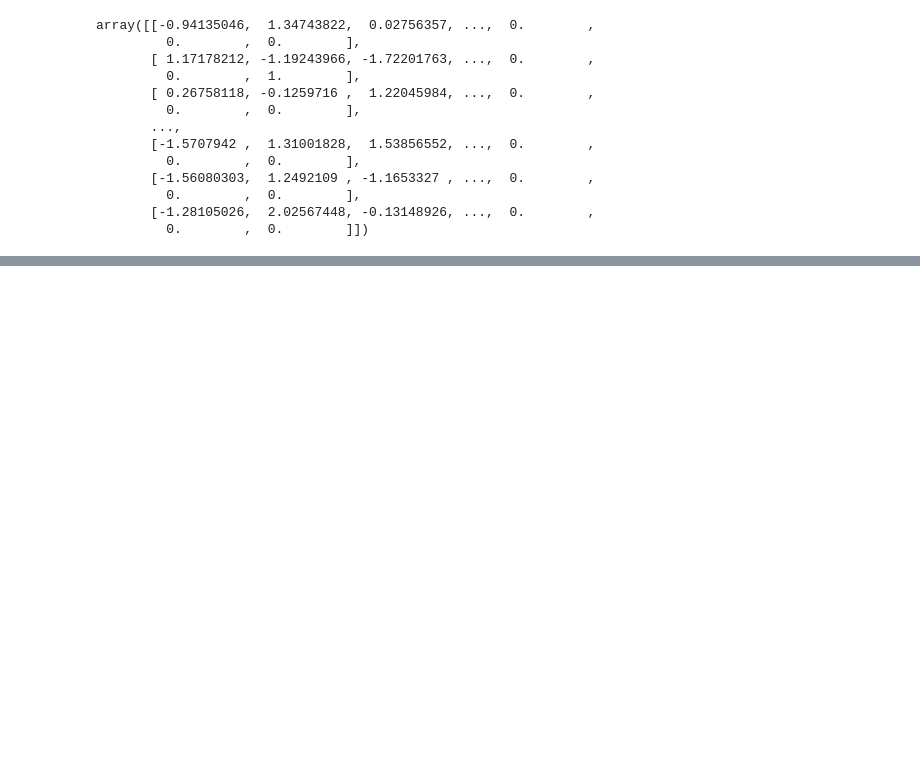
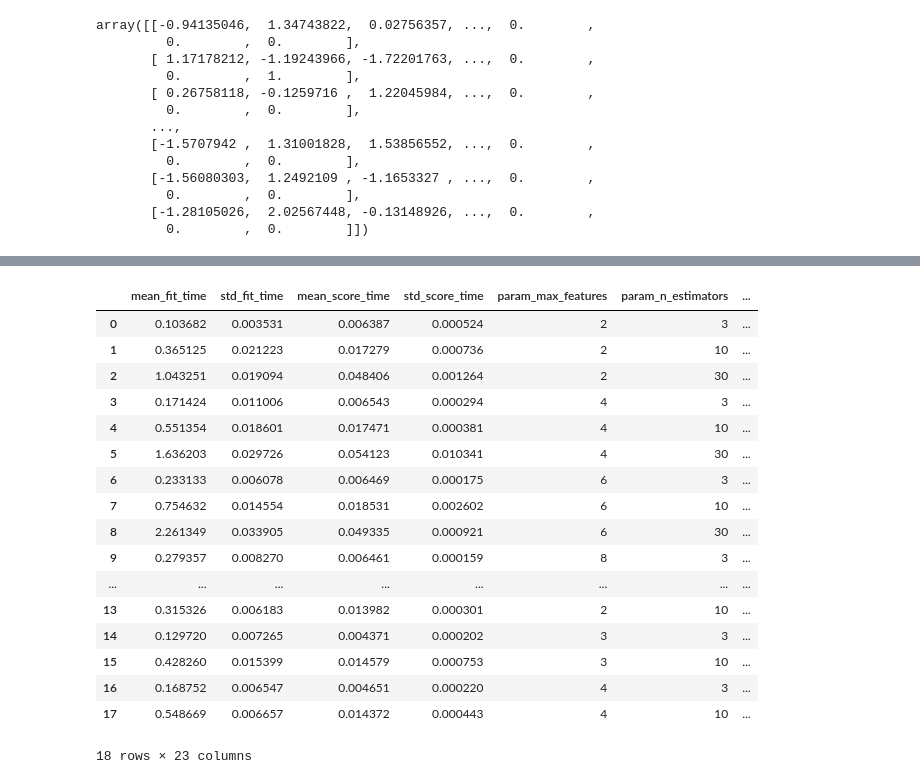
Before and after one commit to Tom-Jung/Book_for_learning_Hands_on, a Jupyter notebook: 02_end_to_end_ML_project.ipynb, the cells around one changed output, grey strips where cells are left out. Cells and saved outputs as stored; diff of their text form; code cells hidden in the pictures; blank space fills up the shorter version.

```diff
--- a/02_end_to_end_ML_project.ipynb
+++ b/02_end_to_end_ML_project.ipynb
@@ -832,0 +840,5 @@ array([[-0.94135046,  1.34743822,  0.02756357, ...,  0.        ,
+# %%
+from sklearn.linear_model import LinearRegression
+
+lin_reg = LinearRegression()
+lin_reg.fit(housing_prepared, housing_labels)
@@ -832,0 +888,5 @@ array([[-0.94135046,  1.34743822,  0.02756357, ...,  0.        ,
+# %%
+from sklearn.tree import DecisionTreeRegressor
+
+tree_reg=DecisionTreeRegressor(random_state=42)
+tree_reg.fit(housing_prepared, housing_labels)
@@ -832,0 +934,5 @@ array([[-0.94135046,  1.34743822,  0.02756357, ...,  0.        ,
+# %%
+from sklearn.ensemble import RandomForestRegressor
+
+forest_reg = RandomForestRegressor(n_estimators=100, random_state=42)
+forest_reg.fit(housing_prepared, housing_labels)
@@ -832,0 +964,15 @@ array([[-0.94135046,  1.34743822,  0.02756357, ...,  0.        ,
+# %%
+from sklearn.model_selection import GridSearchCV
+
+param_grid= [
+             # try 12 (3*4) combination of hyperparameters
+             {'n_estimators' : [3,10,30], 'max_features' : [2,4,6,8]},
+             # then try 6(3*3) combination with bootstrap set as False
+             {'bootstrap' : [False], 'n_estimators': [3,10], 'max_features':[2,3,4]},
+]
+
+forest_reg = RandomForestRegressor(random_state=42)
+#train across 5 folds, that's a total of (12+6)*5=90 rounds of training
+
+grid_search = GridSearchCV(forest_reg, param_grid, cv=5, scoring='neg_mean_squared_error', return_train_score=True)
+grid_search.fit(housing_prepared, housing_labels)
@@ -832,0 +1021,21 @@ array([[-0.94135046,  1.34743822,  0.02756357, ...,  0.        ,
+# %%
+pd.DataFrame(grid_search.cv_results_)
+# %% [output]
+|  | mean_fit_time | std_fit_time | mean_score_time | std_score_time | param_max_features | param_n_estimators | ... |
+| 0 | 0.103682 | 0.003531 | 0.006387 | 0.000524 | 2 | 3 | ... |
+| 1 | 0.365125 | 0.021223 | 0.017279 | 0.000736 | 2 | 10 | ... |
+| 2 | 1.043251 | 0.019094 | 0.048406 | 0.001264 | 2 | 30 | ... |
+| 3 | 0.171424 | 0.011006 | 0.006543 | 0.000294 | 4 | 3 | ... |
+| 4 | 0.551354 | 0.018601 | 0.017471 | 0.000381 | 4 | 10 | ... |
+| 5 | 1.636203 | 0.029726 | 0.054123 | 0.010341 | 4 | 30 | ... |
+| 6 | 0.233133 | 0.006078 | 0.006469 | 0.000175 | 6 | 3 | ... |
+| 7 | 0.754632 | 0.014554 | 0.018531 | 0.002602 | 6 | 10 | ... |
+| 8 | 2.261349 | 0.033905 | 0.049335 | 0.000921 | 6 | 30 | ... |
+| 9 | 0.279357 | 0.008270 | 0.006461 | 0.000159 | 8 | 3 | ... |
+| ... | ... | ... | ... | ... | ... | ... | ... |
+| 13 | 0.315326 | 0.006183 | 0.013982 | 0.000301 | 2 | 10 | ... |
+| 14 | 0.129720 | 0.007265 | 0.004371 | 0.000202 | 3 | 3 | ... |
+| 15 | 0.428260 | 0.015399 | 0.014579 | 0.000753 | 3 | 10 | ... |
+| 16 | 0.168752 | 0.006547 | 0.004651 | 0.000220 | 4 | 3 | ... |
+| 17 | 0.548669 | 0.006657 | 0.014372 | 0.000443 | 4 | 10 | ... |
+18 rows × 23 columns
```
Also changed, not shown: parts of 27 cells of this notebook.
